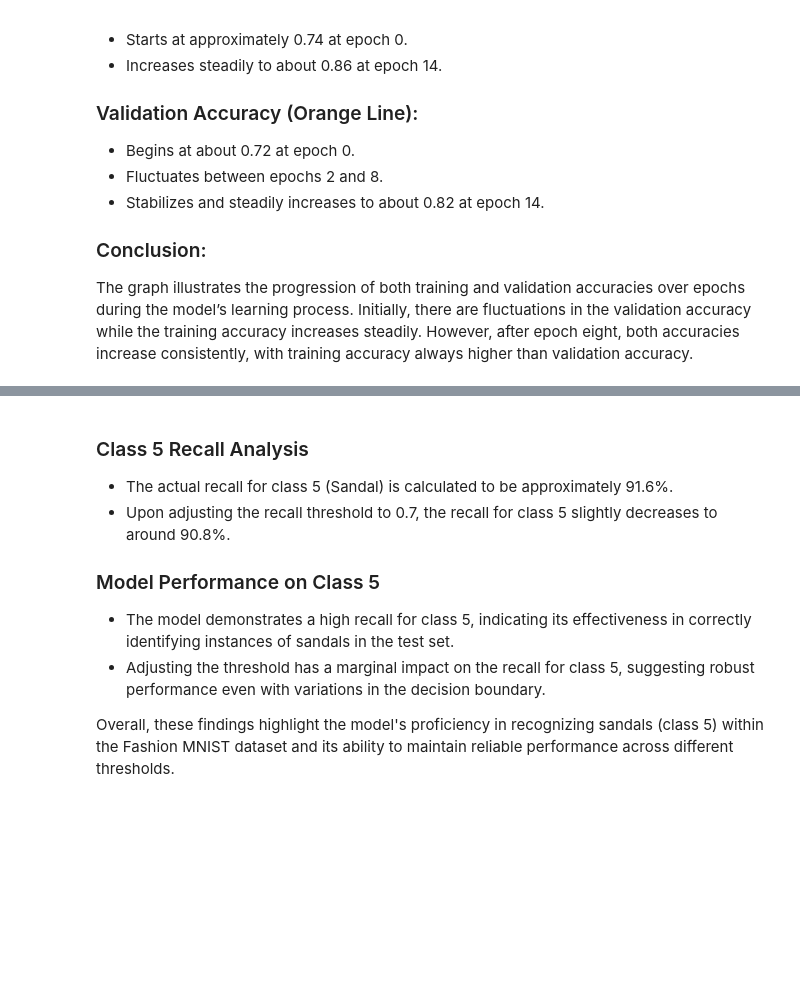
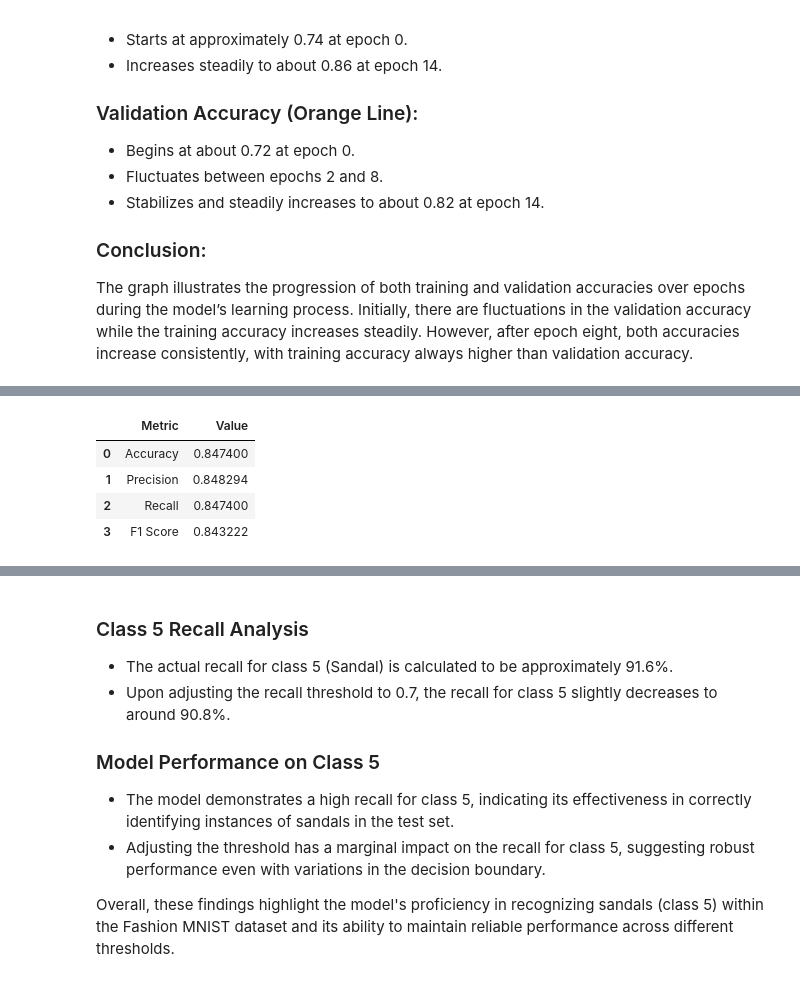
Before and after one commit to ParasRupani/CSCN8010-Labs, a Jupyter notebook: week9/DenseTensorFlow.ipynb, the cells around one changed output, grey strips where cells are left out. Cells and saved outputs as stored; diff of their text form; code cells hidden in the pictures; blank space fills up the shorter version.

```diff
--- a/week9/DenseTensorFlow.ipynb
+++ b/week9/DenseTensorFlow.ipynb
@@ -419,0 +438,26 @@ The graph illustrates the progression of both training and validation accuracies
+# %%
+predictions = model.predict(X_val)
+
+# Convert one-hot encoded labels to integers (if necessary)
+y_pred = np.argmax(predictions, axis=1)
+
+# Calculate metrics
+accuracy = accuracy_score(y_val, y_pred)
+precision = precision_score(y_val, y_pred, average='weighted')
+recall = recall_score(y_val, y_pred, average='weighted')
+f1 = f1_score(y_val, y_pred, average='weighted')
+
+# Create a DataFrame to display the metrics
+metrics_df = pd.DataFrame({
+    'Metric': ['Accuracy', 'Precision', 'Recall', 'F1 Score'],
+    'Value': [accuracy, precision, recall, f1]
+})
+
+# Display the DataFrame
+(metrics_df)
+# %% [output]
+|  | Metric | Value |
+| 0 | Accuracy | 0.847400 |
+| 1 | Precision | 0.848294 |
+| 2 | Recall | 0.847400 |
+| 3 | F1 Score | 0.843222 |
```
Also changed, not shown: parts of 32 cells of this notebook.
